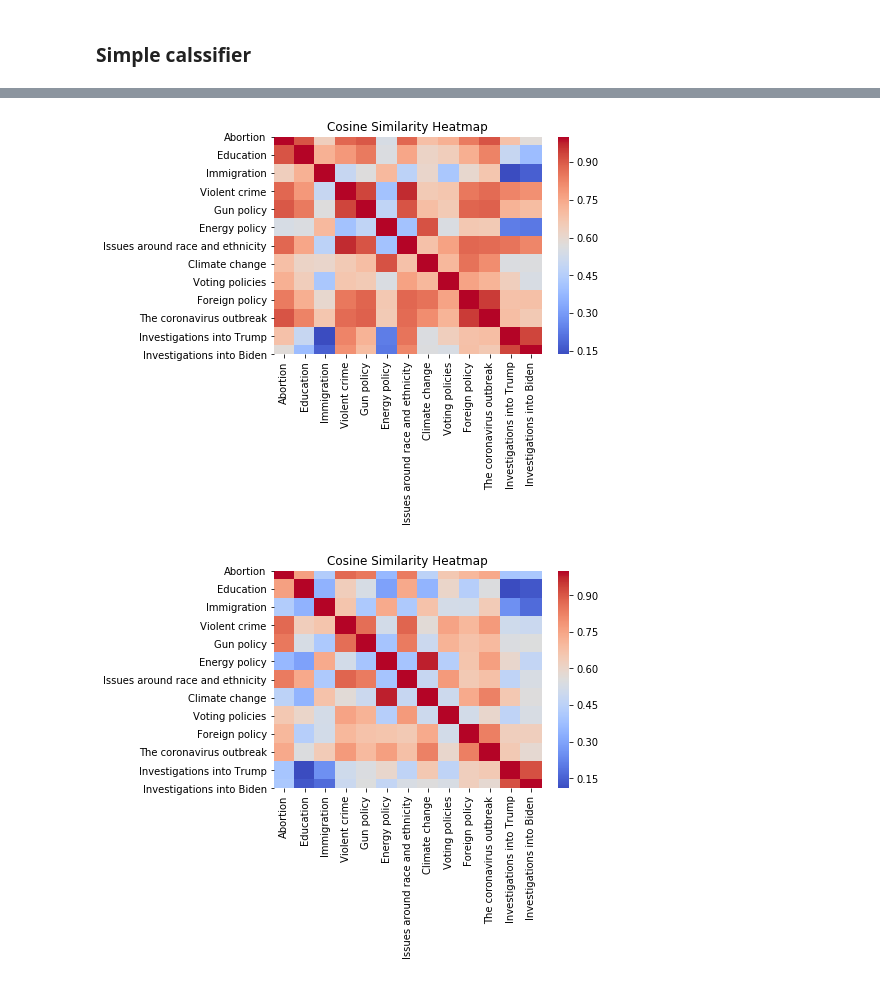
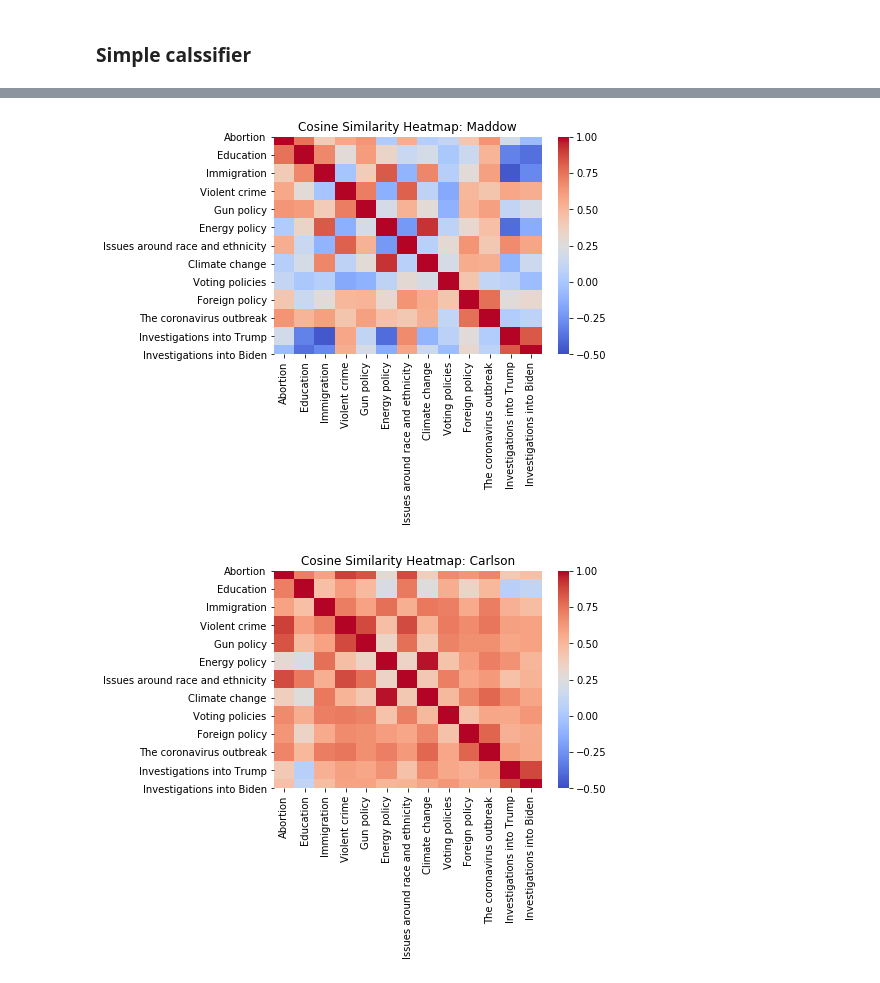
Before and after one commit to rileyschenck/milestoneproject, a Jupyter notebook: GoogleNewsVectors.ipynb, the cells around one changed output, grey strips where cells are left out. Cells and saved outputs as stored; diff of their text form; code cells hidden in the pictures.

```diff
--- a/GoogleNewsVectors.ipynb
+++ b/GoogleNewsVectors.ipynb
@@ -194,0 +195,7 @@ frequency_bar(data_carlson)
+# %%
+# add a new column to specify the dataframe
+data_maddow['source'] = 'Maddow'
+data_carlson['source'] = 'Carlson'
+
+# concatenate the two dataframes vertically
+result = pd.concat([data_maddow[['classification', 'source']], data_carlson[['classification', 'source']]], axis=0)
@@ -195,5 +219,5 @@ frequency_bar(data_carlson)
 # %%
-def heatmap_func(data):
+def heatmap_func(data, host):
 
     # pull the relevant subset of data
     subset = pew.issue
@@ -201,15 +225,15 @@ def heatmap_func(data):
     subset = data[list(subset)]
 
     # Heatmap
-    sns.heatmap(subset.corr(), annot=False, cmap='coolwarm')
-    plt.title('Cosine Similarity Heatmap')
+    sns.heatmap(subset.corr(), annot=False, cmap='coolwarm', vmin=-0.5, vmax=1)
+    plt.title('Cosine Similarity Heatmap: '+ host)
 
     return plt.show()
 # %%
-heatmap_func(data_maddow)
+heatmap_func(data_maddow, "Maddow")
 # %% [output]
-[figure, old version]
+[figure, new version]
 # %%
-heatmap_func(data_carlson)
+heatmap_func(data_carlson, "Carlson")
 # %% [output]
-[figure, old version]
+[figure, new version]
```
Also changed, not shown: parts of 6 cells of this notebook.
